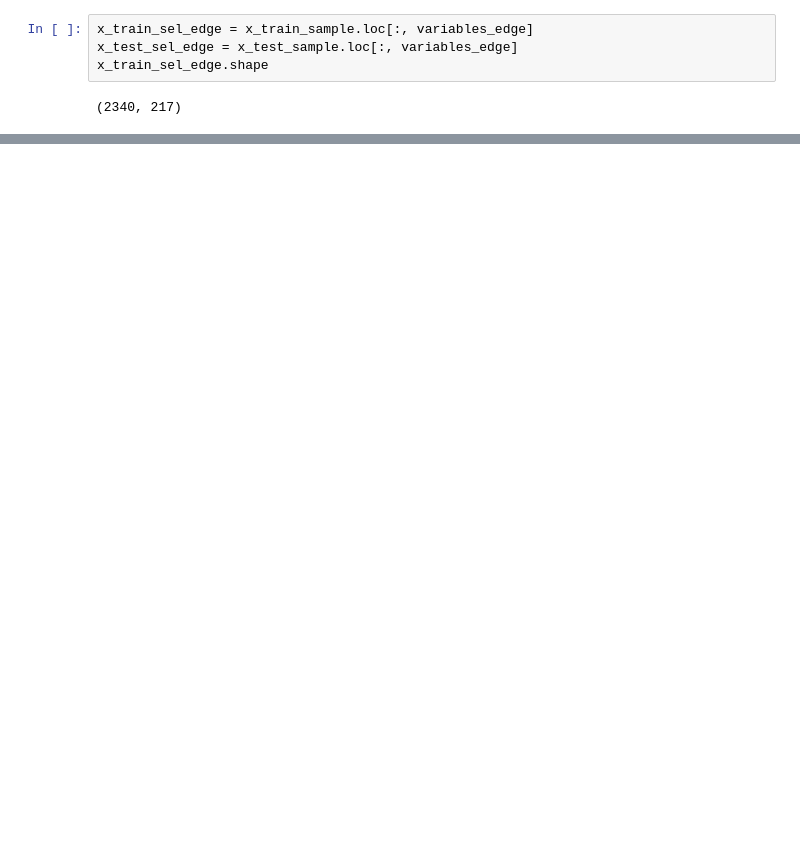
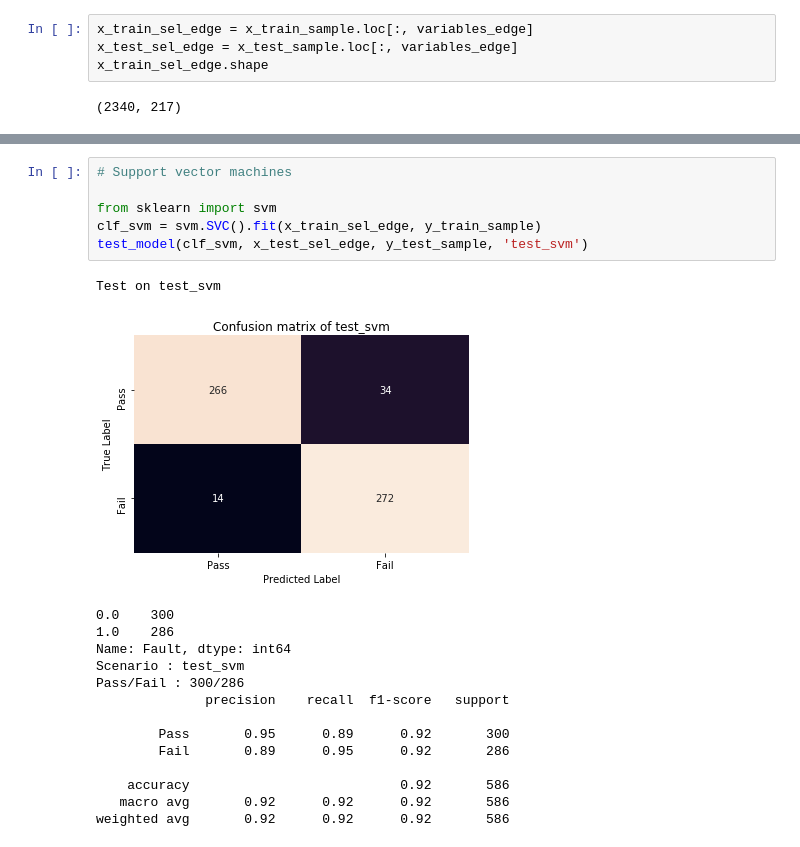
Before and after one commit to dzakybd/edge-ai, a Jupyter notebook: edge_ai.ipynb, the cells around one changed output, grey strips where cells are left out. Cells and saved outputs as stored; diff of their text form; blank space fills up the shorter version.

```diff
--- a/edge_ai.ipynb
+++ b/edge_ai.ipynb
@@ -713,0 +610,22 @@ weighted avg       0.98      0.97      0.97       586
+# %%
+# Support vector machines
+
+from sklearn import svm
+clf_svm = svm.SVC().fit(x_train_sel_edge, y_train_sample)
+test_model(clf_svm, x_test_sel_edge, y_test_sample, 'test_svm')
+# %% [output]
+Test on test_svm
+[figure, added]
+0.0    300
+1.0    286
+Name: Fault, dtype: int64
+Scenario : test_svm
+Pass/Fail : 300/286
+              precision    recall  f1-score   support
+
+        Pass       0.95      0.89      0.92       300
+        Fail       0.89      0.95      0.92       286
+
+    accuracy                           0.92       586
+   macro avg       0.92      0.92      0.92       586
+weighted avg       0.92      0.92      0.92       586
```
Also changed, not shown: parts of 39 cells of this notebook, 2 other files.
